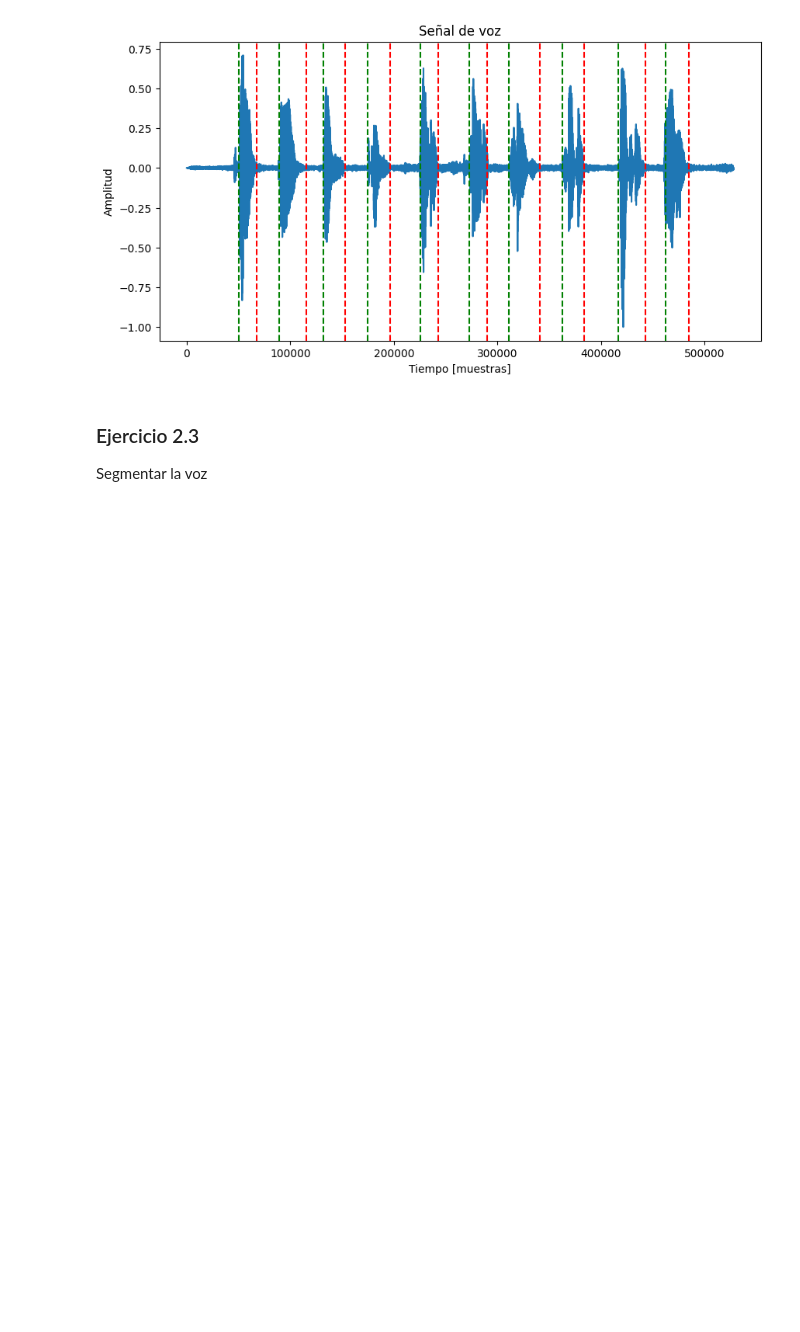
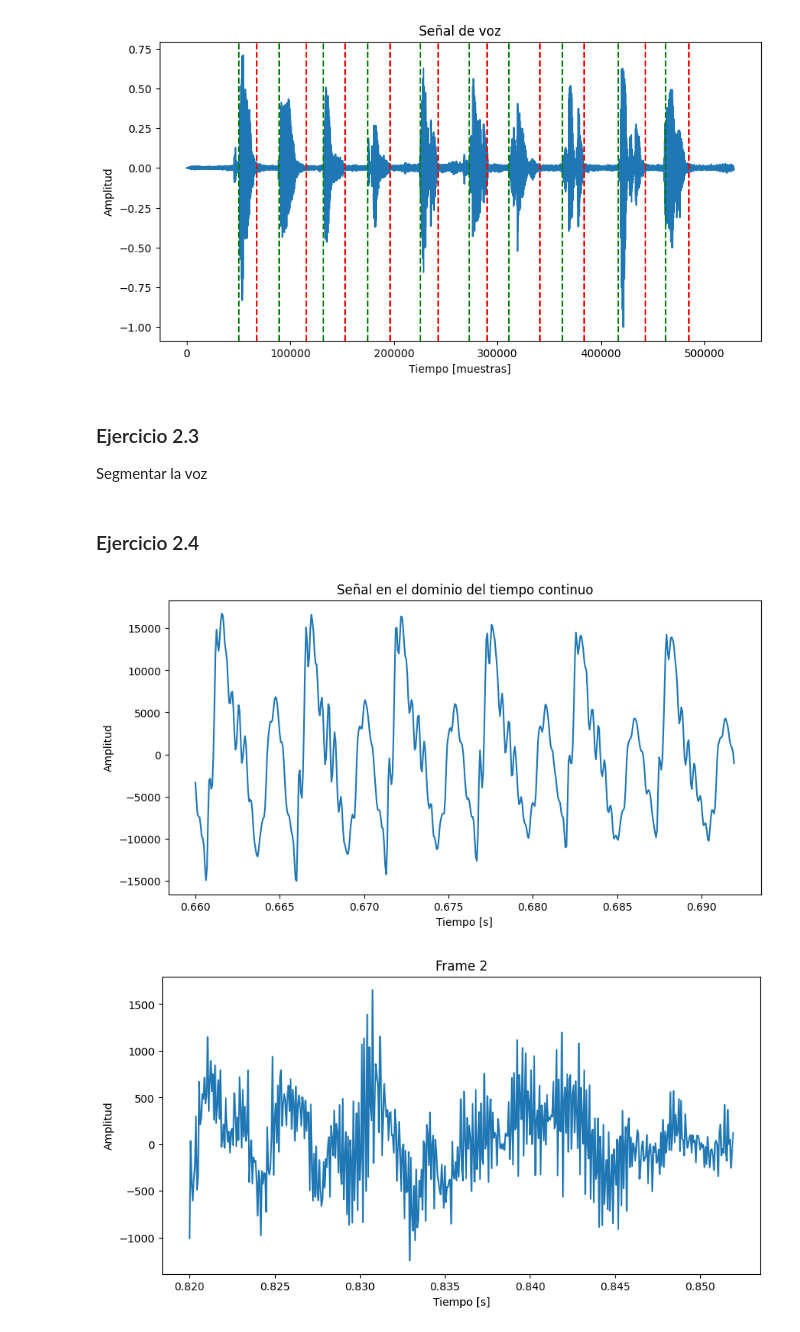
Before and after one commit to oscarjibou/University_projects, a Jupyter notebook: TDS/P2/src.ipynb, the cells around one changed output. Saved outputs shown, nothing was run; the diff lists cells and outputs as text; code cells hidden in the pictures; blank space fills up the shorter version.

```diff
--- a/TDS/P2/src.ipynb
+++ b/TDS/P2/src.ipynb
@@ -157,3 +159,33 @@ wavfile.write("seis.wav", frecuencia, seis)
 wavfile.write("siete.wav", frecuencia, siete)
 wavfile.write("ocho.wav", frecuencia, ocho)
 wavfile.write("nueve.wav", frecuencia, nueve)
+# %% [markdown]
+### Ejercicio 2.4
+# %%
+
+tres3_fn = 'tres3.wav'
+
+frecuencia_tres3, tres3 = wavfile.read(tres3_fn)
+
+tiempo_continuo_tres3 = 1/frecuencia_tres3 * np.arange(len(tres3))
+
+
+# pick the a frame from 0.66 seconds to 0.98 seconds of the signal tres3
+frame1 = tres3[int(0.66 * frecuencia_tres3): int((0.66+0.032) * frecuencia_tres3)]
+frame2 = tres3[int(0.82 * frecuencia_tres3): int((0.82+0.032) * frecuencia_tres3)]
+
+# plot the frames in continuous and discrete time
+continuous_time_plot(tiempo_continuo_tres3[int(0.66 * frecuencia_tres3): int(
+    (0.66+0.032) * frecuencia_tres3)], frame1, variable_name="Frame 1")
+
+# plot the frames in continuous time frame2
+plt.figure(figsize=(10, 5))
+plt.plot(tiempo_continuo_tres3[int(0.82 * frecuencia_tres3): int(
+    (0.82+0.032) * frecuencia_tres3)], frame2)
+plt.title("Frame 2")
+plt.xlabel("Tiempo [s]")
+plt.ylabel("Amplitud")
+plt.show()
+# %% [output]
+[figure, added]
+[figure, added]
```
Also changed, not shown: parts of 3 cells of this notebook, 2 other files.
